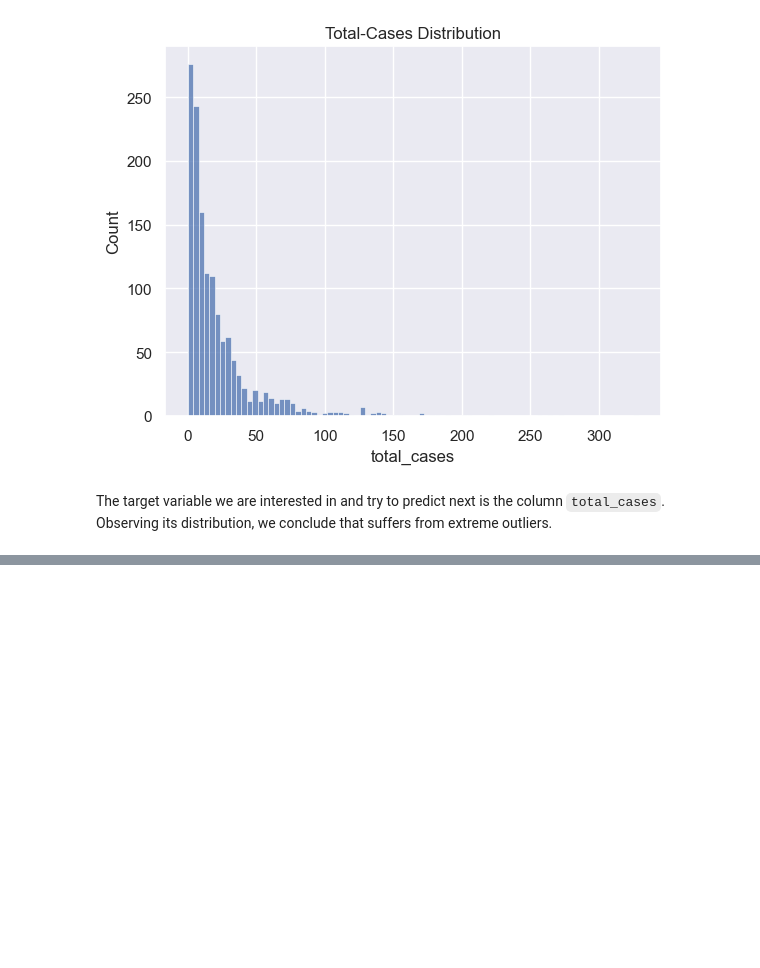
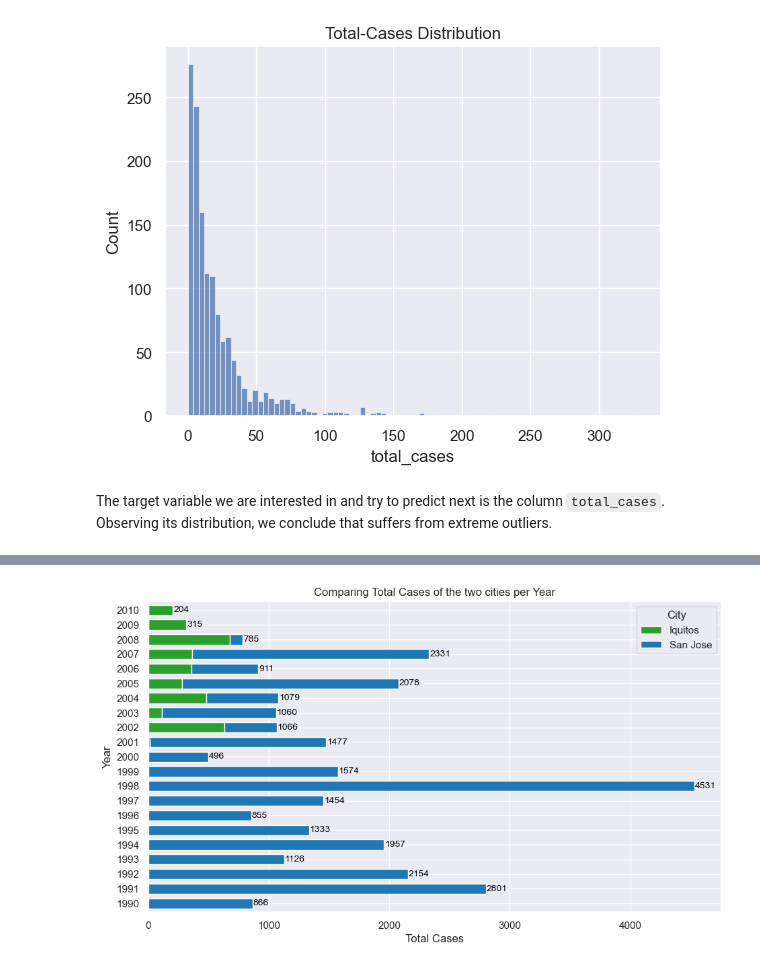
Before and after one commit to leonemma/Dengue-Fever, a Jupyter notebook: Dengue_Fever.ipynb, the cells around one changed output, grey strips where cells are left out. Saved outputs shown, nothing was run; the diff lists cells and outputs as text; code cells hidden in the pictures; blank space fills up the shorter version.

```diff
--- a/Dengue_Fever.ipynb
+++ b/Dengue_Fever.ipynb
@@ -270,0 +287,14 @@ df.head()
+# %%
+ax = yearly_cases.plot(kind='barh', stacked=True, color=['#2ca02c','#1f77b4'], width=0.7, figsize=(11, 6))
+
+for i, (year, total_cases) in enumerate(yearly_cases.sum(axis=1).items()):
+    ax.text(total_cases + 5, i, f'{int(total_cases)}', va='center', fontsize=10, color='black', fontweight='normal')
+
+plt.xlabel("Total Cases")
+plt.ylabel("Year")
+plt.title("Comparing Total Cases of the two cities per Year")
+plt.legend(title="City", labels=["Iquitos", "San Jose"])
+
+plt.show()
+# %% [output]
+[figure, added]
```
Also changed, not shown: parts of 14 cells of this notebook.
